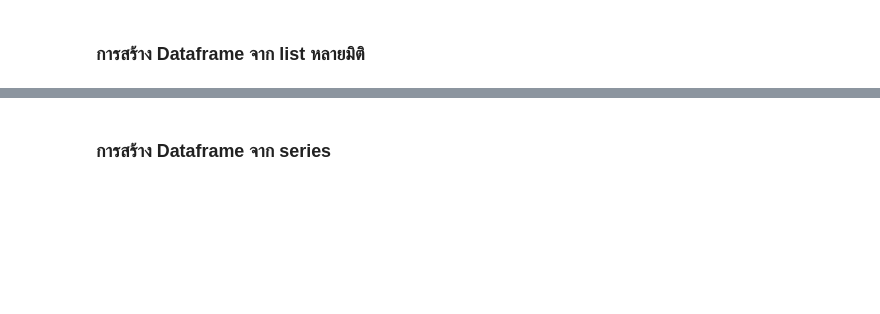
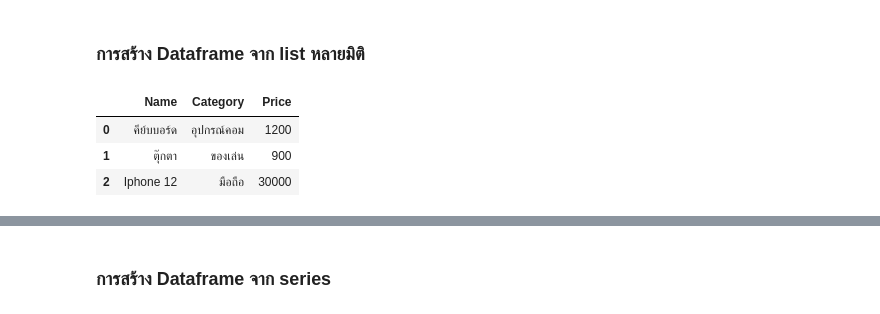
Before and after one commit to Aomaphisara/Python-basics, a Jupyter notebook: Pandas1.ipynb, the cells around one changed output, grey strips where cells are left out. Saved outputs shown, nothing was run; the diff lists cells and outputs as text; code cells hidden in the pictures; blank space fills up the shorter version.

```diff
--- a/Pandas1.ipynb
+++ b/Pandas1.ipynb
@@ -117,2 +152,12 @@ Dataframe เป็นโครงสร้างข้อมูลแบบ Arr
 # %% [markdown]
 ### การสร้าง Dataframe จาก list หลายมิติ
+# %%
+data1 = [['คีย์บบอร์ด','อุปกรณ์คอม',1200],['ตุ๊กตา','ของเล่น',900],['Iphone 12','มือถือ',30000]]
+col1 = ['Name','Category','Price']
+df1 = pd.DataFrame(data1,columns=col1)
+df1
+# %% [output]
+|  | Name | Category | Price |
+| 0 | คีย์บบอร์ด | อุปกรณ์คอม | 1200 |
+| 1 | ตุ๊กตา | ของเล่น | 900 |
+| 2 | Iphone 12 | มือถือ | 30000 |
```
Also changed, not shown: parts of 13 cells of this notebook.
